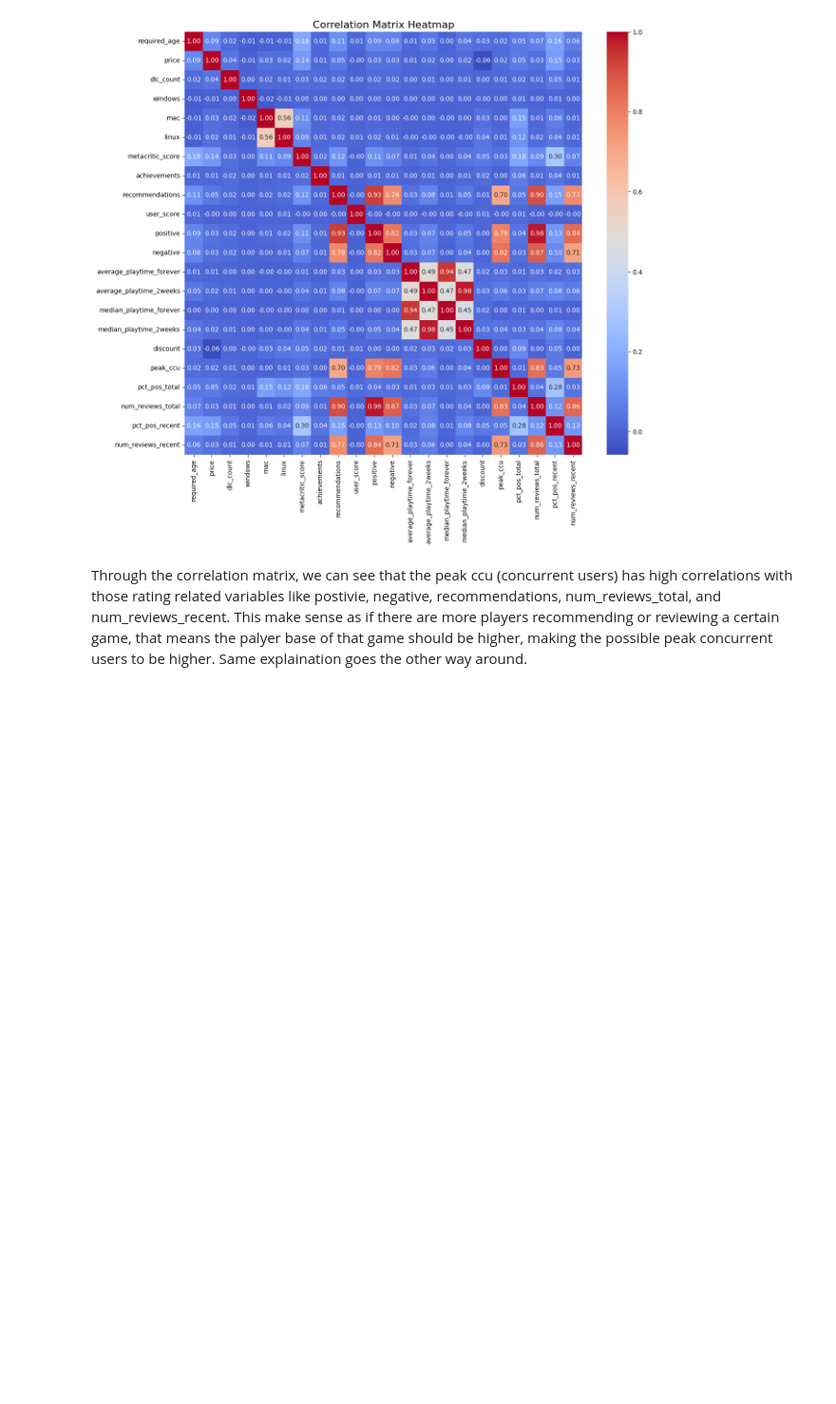
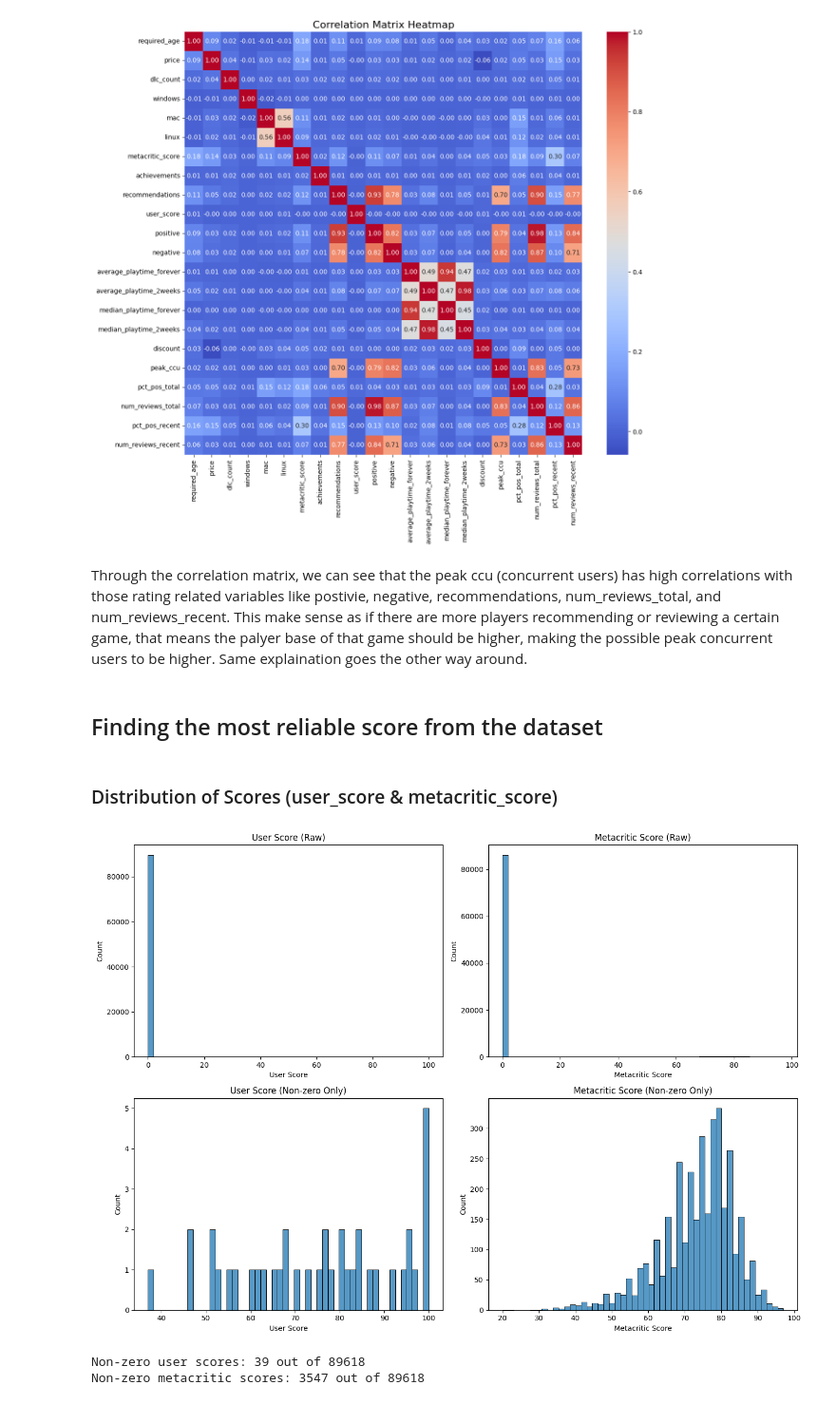
Before and after one commit to oscartsai2620/STAT315_Final, a Jupyter notebook: project.ipynb, the cells around one changed output. Shown at 95% size. Saved outputs shown, nothing was run; the diff lists cells and outputs as text; code cells hidden in the pictures; blank space fills up the shorter version.

Commit message:
Add score analysis to find the most reliable score.

```diff
--- a/project.ipynb
+++ b/project.ipynb
@@ -183,3 +183,50 @@ plt.show()
 [figure]
 # %% [markdown]
 Through the correlation matrix, we can see that the peak ccu (concurrent users) has high correlations with those rating related variables like postivie, negative, recommendations, num_reviews_total, and num_reviews_recent. This make sense as if there are more players recommending or reviewing a certain game, that means the palyer base of that game should be higher, making the possible peak concurrent users to be higher. Same explaination goes the other way around.
+# %% [markdown]
+## Finding the most reliable score from the dataset
+# %% [markdown]
+### Distribution of Scores (user_score & metacritic_score)
+# %%
+user_nonzero = df.loc[df['user_score'] > 0, 'user_score']
+meta_nonzero = df.loc[df['metacritic_score'] > 0, 'metacritic_score']
+
+plt.figure(figsize=(14, 10))
+
+# Raw distributions
+
+plt.subplot(2, 2, 1)
+sns.histplot(df['user_score'].dropna(), bins=50)
+plt.title('User Score (Raw)')
+plt.xlabel('User Score')
+plt.ylabel('Count')
+
+plt.subplot(2, 2, 2)
+sns.histplot(df['metacritic_score'].dropna(), bins=50)
+plt.title('Metacritic Score (Raw)')
+plt.xlabel('Metacritic Score')
+plt.ylabel('Count')
+
+# Non-zero distributions
+
+plt.subplot(2, 2, 3)
+sns.histplot(user_nonzero, bins=50)
+plt.title('User Score (Non-zero Only)')
+plt.xlabel('User Score')
+plt.ylabel('Count')
+
+plt.subplot(2, 2, 4)
+sns.histplot(meta_nonzero, bins=50)
+plt.title('Metacritic Score (Non-zero Only)')
+plt.xlabel('Metacritic Score')
+plt.ylabel('Count')
+
+plt.tight_layout()
+plt.show()
+
+print(f"Non-zero user scores: {len(user_nonzero)} out of {len(df)}")
+print(f"Non-zero metacritic scores: {len(meta_nonzero)} out of {len(df)}")
+# %% [output]
+[figure, added]
+Non-zero user scores: 39 out of 89618
+Non-zero metacritic scores: 3547 out of 89618
```
Also changed, not shown: parts of 7 cells of this notebook.
